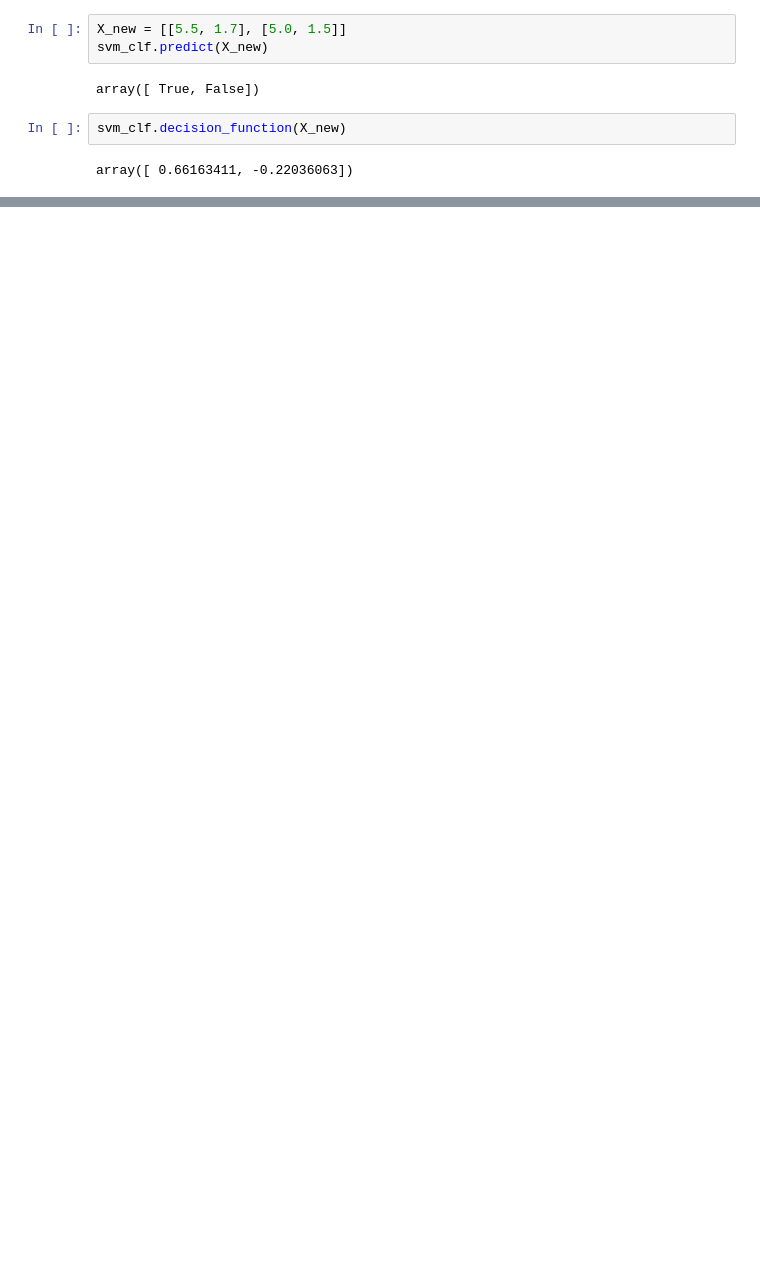
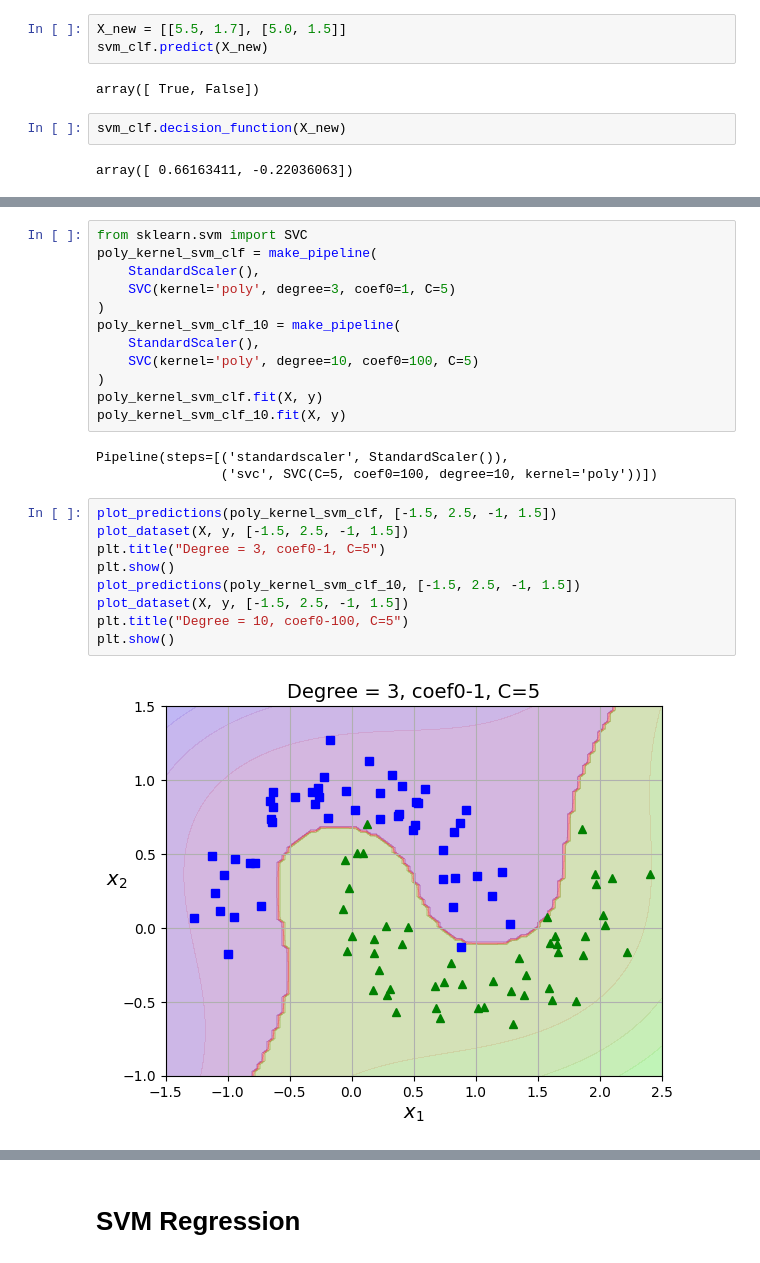
Before and after one commit to sosz98/ml-learning, a Jupyter notebook: Chapter_5_Support_Vector_Machines.ipynb, the cells around one changed output, grey strips where cells are left out. Drawn from its saved outputs; the diff is of its cells as text; blank space fills up the shorter version.

```diff
--- a/Chapter_5_Support_Vector_Machines.ipynb
+++ b/Chapter_5_Support_Vector_Machines.ipynb
@@ -26,0 +92,26 @@ array([ 0.66163411, -0.22036063])
+# %%
+from sklearn.svm import SVC
+poly_kernel_svm_clf = make_pipeline(
+    StandardScaler(),
+    SVC(kernel='poly', degree=3, coef0=1, C=5)
+)
+poly_kernel_svm_clf_10 = make_pipeline(
+    StandardScaler(),
+    SVC(kernel='poly', degree=10, coef0=100, C=5)
+)
+poly_kernel_svm_clf.fit(X, y)
+poly_kernel_svm_clf_10.fit(X, y)
+# %% [output]
+Pipeline(steps=[('standardscaler', StandardScaler()),
+                ('svc', SVC(C=5, coef0=100, degree=10, kernel='poly'))])
+# %%
+plot_predictions(poly_kernel_svm_clf, [-1.5, 2.5, -1, 1.5])
+plot_dataset(X, y, [-1.5, 2.5, -1, 1.5])
+plt.title("Degree = 3, coef0-1, C=5")
+plt.show()
+plot_predictions(poly_kernel_svm_clf_10, [-1.5, 2.5, -1, 1.5])
+plot_dataset(X, y, [-1.5, 2.5, -1, 1.5])
+plt.title("Degree = 10, coef0-100, C=5")
+plt.show()
+# %% [output]
+[figure, added]
@@ -26,0 +119,2 @@ array([ 0.66163411, -0.22036063])
+# %% [markdown]
+# SVM Regression
```
Also changed, not shown: parts of 10 cells of this notebook, 4 other files.
